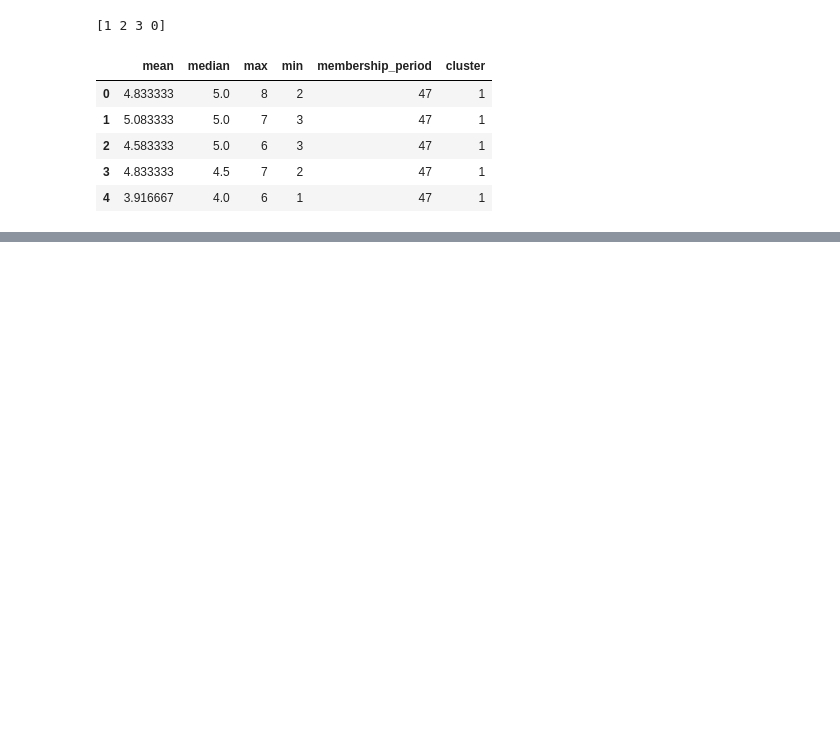
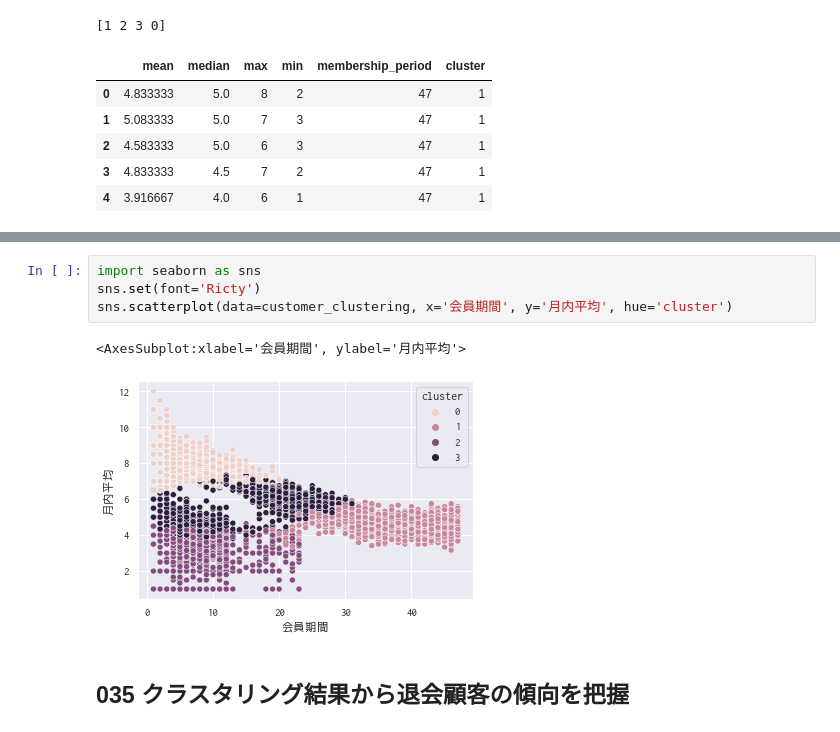
Before and after one commit to kanameg/100knocks, a Jupyter notebook: python/src/100knoks-04.ipynb, the cells around one changed output, grey strips where cells are left out. Cells and saved outputs as stored; diff of their text form; blank space fills up the shorter version.

```diff
--- a/python/src/100knoks-04.ipynb
+++ b/python/src/100knoks-04.ipynb
@@ -74,0 +134,9 @@ customer_clustering.head()
+# %%
+import seaborn as sns
+sns.set(font='Ricty')
+sns.scatterplot(data=customer_clustering, x='会員期間', y='月内平均', hue='cluster')
+# %% [output]
+<AxesSubplot:xlabel='会員期間', ylabel='月内平均'>
+[figure, added]
+# %% [markdown]
+## 035 クラスタリング結果から退会顧客の傾向を把握
```
Also changed, not shown: parts of 10 cells of this notebook.
